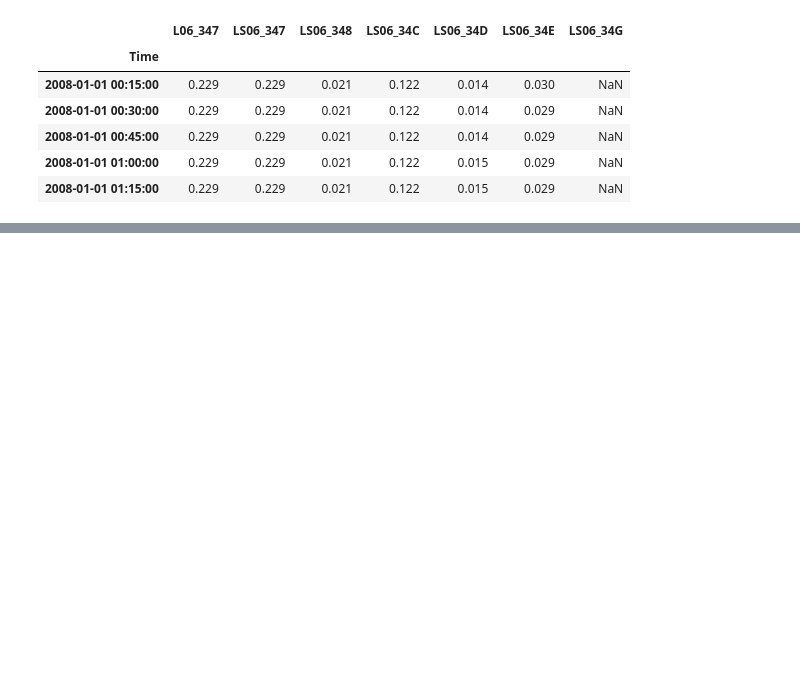
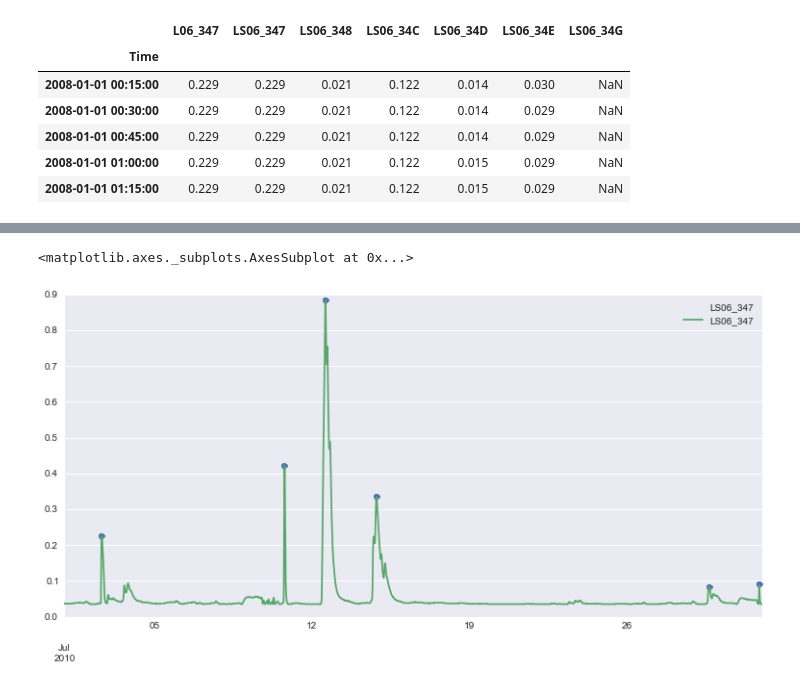
Before and after one commit to stijnvanhoey/hydropy, a Jupyter notebook: hydropy_tutorial.ipynb, the cells around one changed output, grey strips where cells are left out. Saved outputs shown, nothing was run; the diff lists cells and outputs as text; code cells hidden in the pictures; blank space fills up the shorter version.

```diff
--- a/hydropy_tutorial.ipynb
+++ b/hydropy_tutorial.ipynb
@@ -51,0 +78,8 @@ temp2.summary()
+# %%
+# Peak values above the 90th percentile for the station LS06_347 in July 2010:
+fig, ax = plt.subplots(figsize=(13, 6))
+myflowserie['LS06_347'].get_year('2010').get_month("Jul").get_highpeaks(150, above_percentile=0.9).plot(style='o', ax=ax)
+myflowserie['LS06_347'].get_year('2010').get_month("Jul").plot(ax=ax)
+# %% [output]
+<matplotlib.axes._subplots.AxesSubplot at 0x...>
+[figure, added]
```
Also changed, not shown: parts of 71 cells of this notebook, 3 other files.
